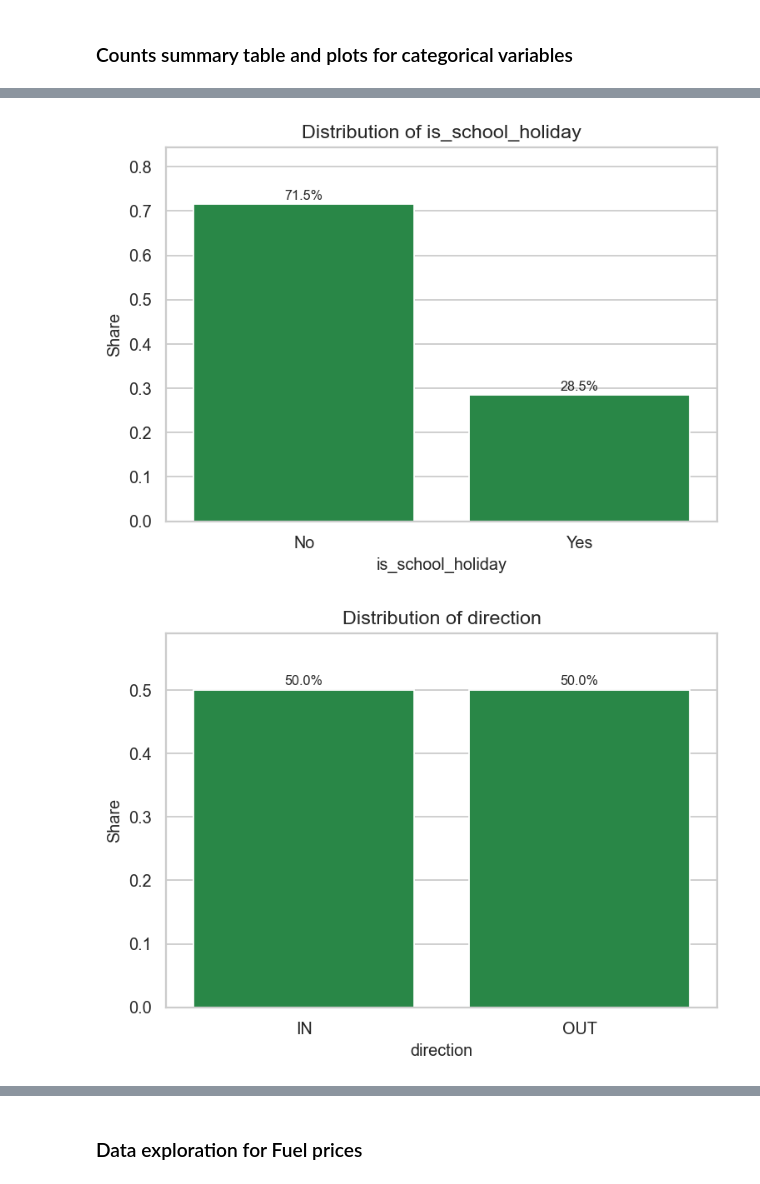
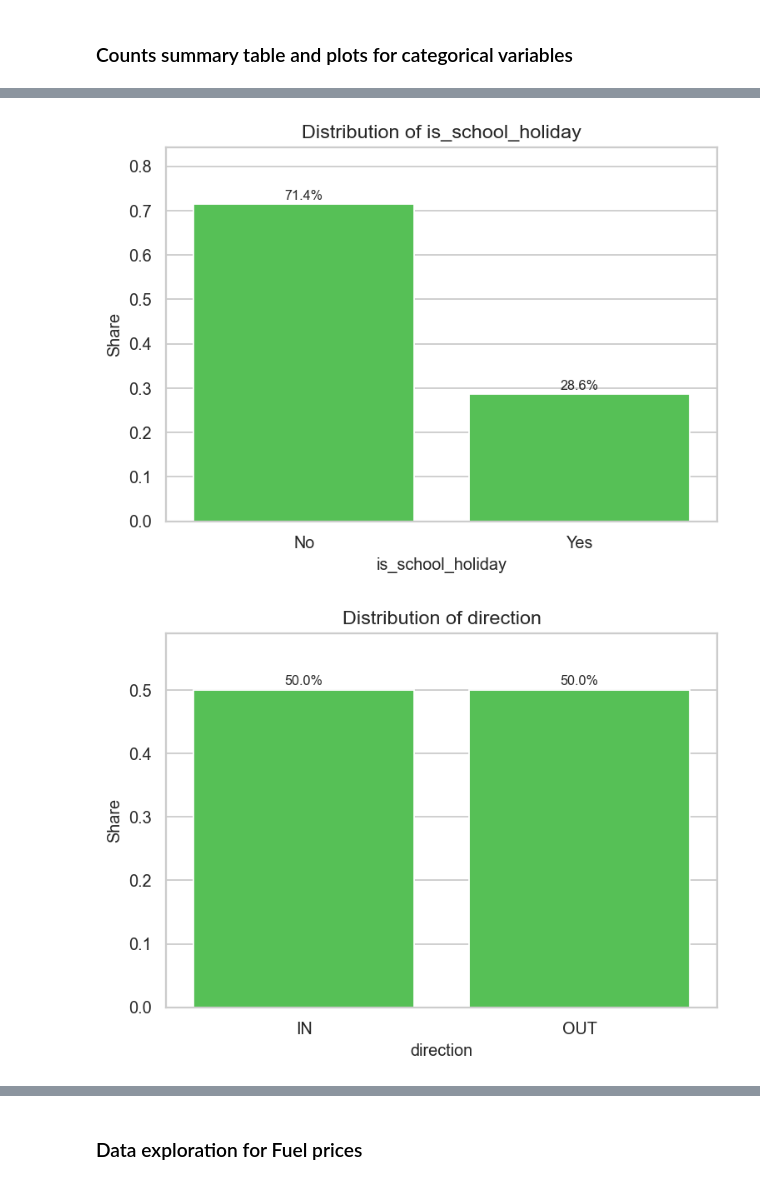
Before and after one commit to annasolodka/mda-cycling-traffic-analysis, a Jupyter notebook: notebooks/03_exploratory_data_analysis.ipynb, the cells around one changed output, grey strips where cells are left out. Cells and saved outputs as stored; diff of their text form; code cells hidden in the pictures.

```diff
--- a/notebooks/03_exploratory_data_analysis.ipynb
+++ b/notebooks/03_exploratory_data_analysis.ipynb
@@ -27,39 +35,37 @@ plt.rcParams["savefig.dpi"] = 300
 plt.rcParams["axes.titlesize"] = 13
 plt.rcParams["axes.labelsize"] = 11
 
-df = pd.read_csv(processed_folder / "counts_model_final.csv", parse_dates=["date", "installation_date"])
+df = pd.read_csv(processed_folder / "model_development_data.csv", parse_dates=["date", "installation_date"])
 # %% [markdown]
 ### Identify category variables and interaction terms
 # %%
-eda_df = df.copy()
-
 # Standardize / rename variables for EDA
-eda_df["hour_bin"] = eda_df["hour_bin"]
-eda_df["weekday"] = pd.Categorical(
-    eda_df["weekday"],
+df["hour_bin"] = df["hour_bin"]
+df["weekday"] = pd.Categorical(
+    df["weekday"],
     categories=["Monday", "Tuesday", "Wednesday", "Thursday", "Friday", "Saturday", "Sunday"],
     ordered=True
 )
-eda_df["month"] = pd.Categorical(
-    eda_df["month"],
+df["month"] = pd.Categorical(
+    df["month"],
     categories=list(range(1, 13)),
     ordered=True
 )
-eda_df["is_public_holiday"]= pd.Categorical(
-    eda_df["is_public_holiday"].map({0: "No", 1: "Yes"}),
+df["is_public_holiday"]= pd.Categorical(
+    df["is_public_holiday"].map({0: "No", 1: "Yes"}),
     categories=["No", "Yes"],
     ordered=True
 )
-eda_df["is_school_holiday"] = pd.Categorical(
-    eda_df["is_school_holiday"].map({0: "No", 1: "Yes"}),
+df["is_school_holiday"] = pd.Categorical(
+    df["is_school_holiday"].map({0: "No", 1: "Yes"}),
     categories=["No", "Yes"],
     ordered=True
 )
-eda_df["site_id"] = eda_df["site_id"].astype(str)
-eda_df["direction"] = pd.Categorical(
-    eda_df["direction"]
+df["site_id"] = df["site_id"].astype(str)
+df["direction"] = pd.Categorical(
+    df["direction"]
 )
 
 # Interaction terms
-eda_df["hour_day"] = eda_df["hour_bin"].astype(str) + "_" + eda_df["weekday"].astype(str)
-eda_df["hour_direction"] = eda_df["hour_bin"].astype(str) + "_" + eda_df["direction"].astype(str)
+df["hour_day"] = df["hour_bin"].astype(str) + "_" + df["weekday"].astype(str)
+df["hour_direction"] = df["hour_bin"].astype(str) + "_" + df["direction"].astype(str)
@@ -151,14 +160,14 @@ counts_summary_compact
 # Ordered bar charts: hour_bin / weekday / month
 
 ordered_vars = {
-    "hour_bin": list(sorted(eda_df["hour_bin"].dropna().unique())),
+    "hour_bin": list(sorted(df["hour_bin"].dropna().unique())),
     "weekday": ["Monday", "Tuesday", "Wednesday", "Thursday", "Friday", "Saturday", "Sunday"],
     "month": list(range(1, 13))
 }
 
 for var_name, order in ordered_vars.items():
     plot_df = (
-        eda_df[var_name]
+        df[var_name]
         .value_counts(dropna=False)
         .reindex(order)
         .rename_axis("level")
@@ -167,7 +176,7 @@ for var_name, order in ordered_vars.items():
     plot_df["share"] = plot_df["n"] / plot_df["n"].sum()
 
     plt.figure(figsize=(9, 4.8))
-    ax = sns.barplot(data=plot_df, x="level", y="share", color="#2C7BB6")
+    ax = sns.barplot(data=plot_df, x="level", y="share", color=color_blue)
     ax.set_title(f"Distribution of {var_name}")
     ax.set_xlabel(var_name)
     ax.set_ylabel("Share")
@@ -191,7 +200,7 @@ binary_vars = ["is_public_holiday", "is_school_holiday", "direction"]
 
 for var_name in binary_vars:
     plot_df = (
-        eda_df[var_name]
+        df[var_name]
         .value_counts(dropna=False)
         .rename_axis("level")
         .reset_index(name="n")
@@ -199,7 +208,7 @@ for var_name in binary_vars:
     plot_df["share"] = plot_df["n"] / plot_df["n"].sum()
 
     plt.figure(figsize=(6, 4.5))
-    ax = sns.barplot(data=plot_df, x="level", y="share", color="#1A9641")
+    ax = sns.barplot(data=plot_df, x="level", y="share", color=color_green)
     ax.set_title(f"Distribution of {var_name}")
     ax.set_xlabel(var_name)
     ax.set_ylabel("Share")
@@ -217,5 +226,5 @@ for var_name in binary_vars:
-[figure, old version]
+[figure, new version]
-[figure, old version]
+[figure, new version]
 # %%
 # Top-20 bar chart for site_id
 
```
Also changed, not shown: parts of 60 cells of this notebook.
